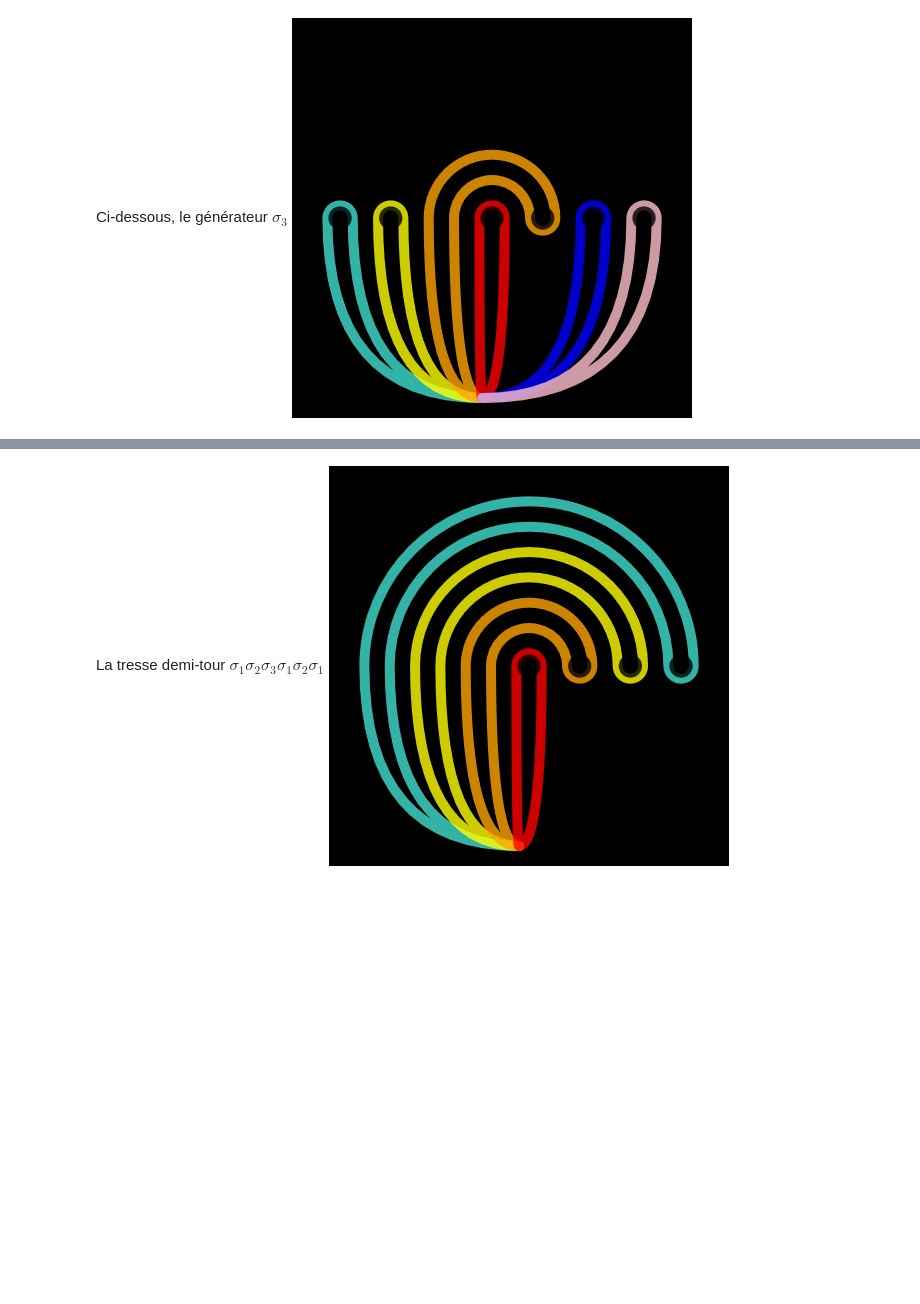
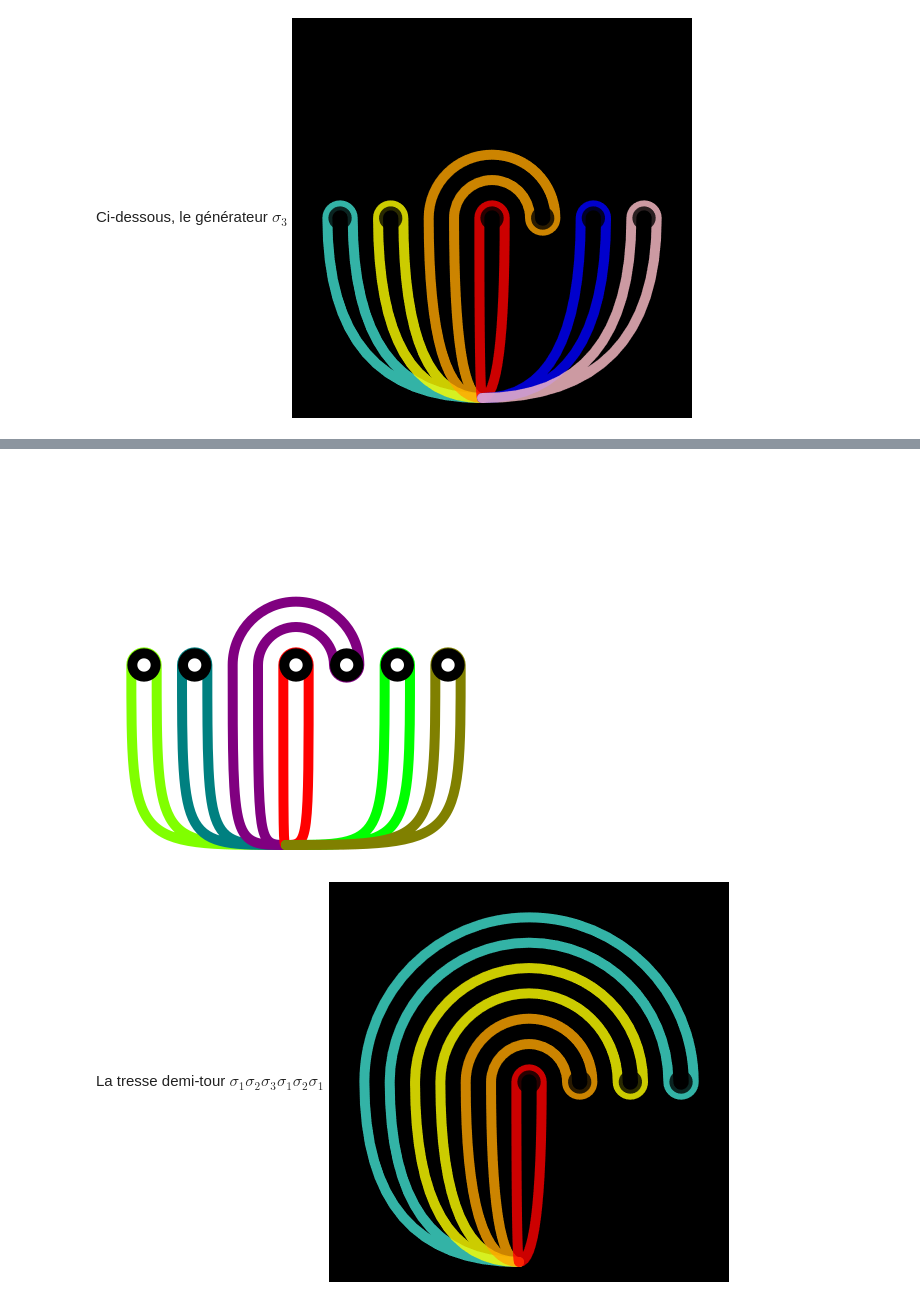
Before and after one commit to xysticus/braid-blackboard, a Jupyter notebook: ipynbks/AutoMorphCairo.ipynb, the cells around one changed output, grey strips where cells are left out. Drawn from its saved outputs; the diff is of its cells as text; code cells hidden in the pictures; blank space fills up the shorter version.

```diff
--- a/ipynbks/AutoMorphCairo.ipynb
+++ b/ipynbks/AutoMorphCairo.ipynb
@@ -410,7 +419,6 @@ def dessine_auto_de_tresse(tresse,
 Ci-dessous, le générateur $\sigma_3$
 ![auto_s3.png](attachment:auto_s3.png)
 # %%
-s3 = dessine_auto_de_tresse([3, 5, -5], hauteur = 400, largeur = 400, largeur_brin = 10,
-                            couleur_trous = 'black', couleur_fond = 'black')
-s3
+dessine_auto_de_tresse([3, 5, -5 ], hauteur = 400, largeur = 400, largeur_brin = 10,
+                            couleur_trous = (0,0,0), couleur_fond = (0,0,0))
 # %% [output]
@@ -418,3 +425,4 @@ s3
+[figure, added]
 # %% [markdown]
 La tresse demi-tour $\sigma_1\sigma_2\sigma_3\sigma_1\sigma_2\sigma_1$
 ![auto_d4.png](attachment:auto_d4.png)
```
Also changed, not shown: parts of 5 cells of this notebook.
